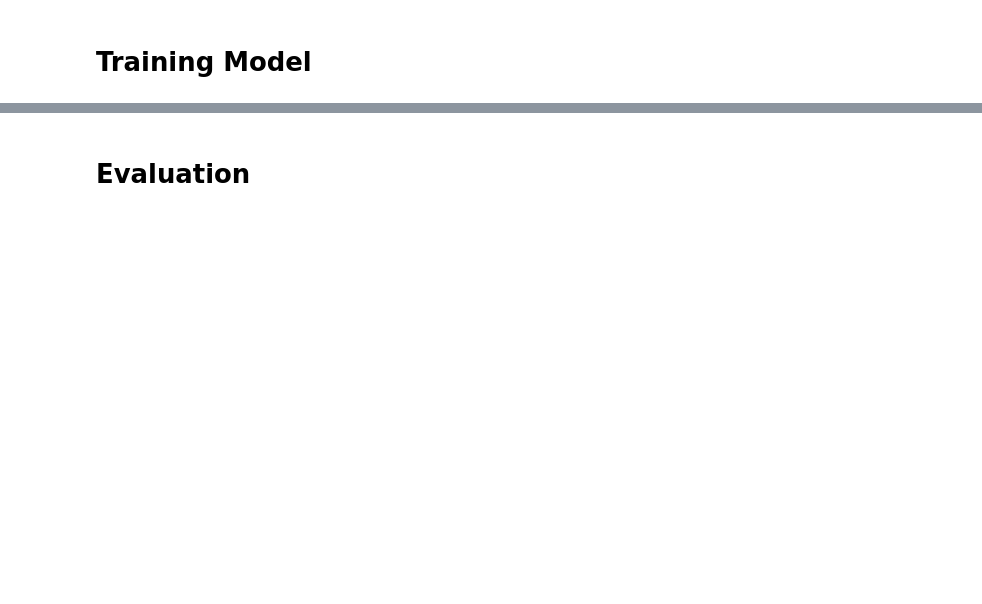
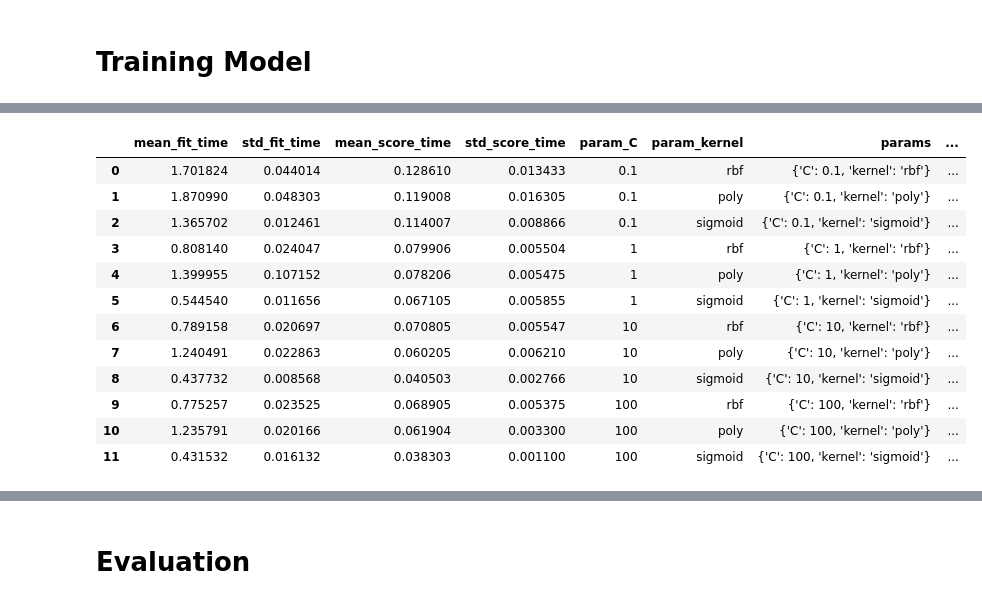
Before and after one commit to mercyano/klasifikasi-kbk, a Jupyter notebook: modelling.ipynb, the cells around one changed output, grey strips where cells are left out. Saved outputs shown, nothing was run; the diff lists cells and outputs as text; code cells hidden in the pictures; blank space fills up the shorter version.

```diff
--- a/modelling.ipynb
+++ b/modelling.ipynb
@@ -96,0 +125,18 @@ GridSearchCV(estimator=SVC(),
+# %%
+# Tabel hasil GridSearchCV
+grid_results = pd.DataFrame(grid.cv_results_)
+grid_results
+# %% [output]
+|  | mean_fit_time | std_fit_time | mean_score_time | std_score_time | param_C | param_kernel | params | ... |
+| 0 | 1.701824 | 0.044014 | 0.128610 | 0.013433 | 0.1 | rbf | {'C': 0.1, 'kernel': 'rbf'} | ... |
+| 1 | 1.870990 | 0.048303 | 0.119008 | 0.016305 | 0.1 | poly | {'C': 0.1, 'kernel': 'poly'} | ... |
+| 2 | 1.365702 | 0.012461 | 0.114007 | 0.008866 | 0.1 | sigmoid | {'C': 0.1, 'kernel': 'sigmoid'} | ... |
+| 3 | 0.808140 | 0.024047 | 0.079906 | 0.005504 | 1 | rbf | {'C': 1, 'kernel': 'rbf'} | ... |
+| 4 | 1.399955 | 0.107152 | 0.078206 | 0.005475 | 1 | poly | {'C': 1, 'kernel': 'poly'} | ... |
+| 5 | 0.544540 | 0.011656 | 0.067105 | 0.005855 | 1 | sigmoid | {'C': 1, 'kernel': 'sigmoid'} | ... |
+| 6 | 0.789158 | 0.020697 | 0.070805 | 0.005547 | 10 | rbf | {'C': 10, 'kernel': 'rbf'} | ... |
+| 7 | 1.240491 | 0.022863 | 0.060205 | 0.006210 | 10 | poly | {'C': 10, 'kernel': 'poly'} | ... |
+| 8 | 0.437732 | 0.008568 | 0.040503 | 0.002766 | 10 | sigmoid | {'C': 10, 'kernel': 'sigmoid'} | ... |
+| 9 | 0.775257 | 0.023525 | 0.068905 | 0.005375 | 100 | rbf | {'C': 100, 'kernel': 'rbf'} | ... |
+| 10 | 1.235791 | 0.020166 | 0.061904 | 0.003300 | 100 | poly | {'C': 100, 'kernel': 'poly'} | ... |
+| 11 | 0.431532 | 0.016132 | 0.038303 | 0.001100 | 100 | sigmoid | {'C': 100, 'kernel': 'sigmoid'} | ... |
```
Also changed, not shown: parts of 9 cells of this notebook, 1 other file.
